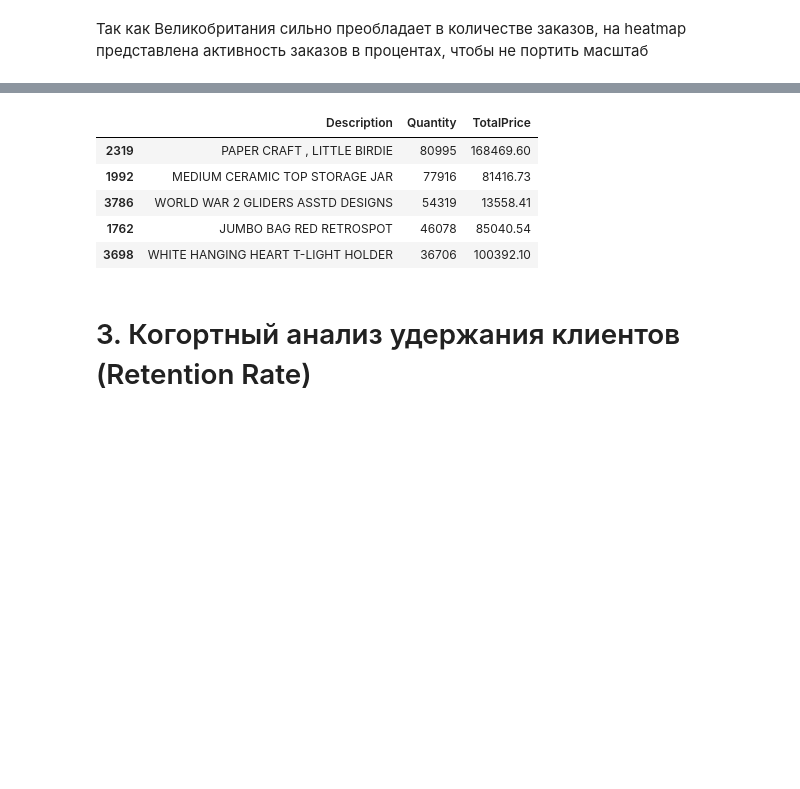
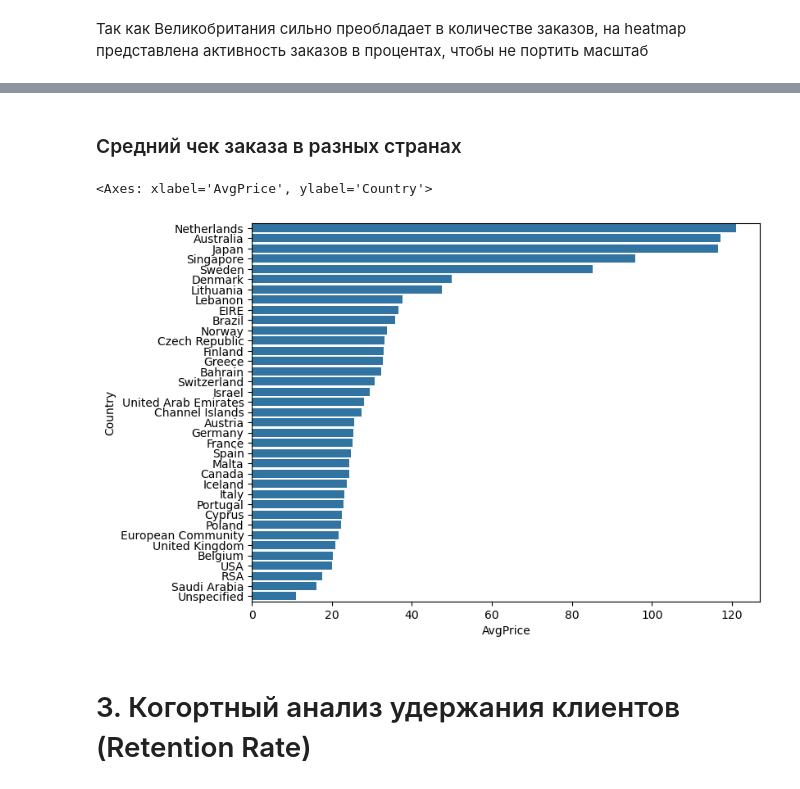
Before and after one commit to yaroslavvv-fino/project-eda-online-retail, a Jupyter notebook: ProjectOnlineRetail.ipynb, the cells around one changed output, grey strips where cells are left out. Saved outputs shown, nothing was run; the diff lists cells and outputs as text; code cells hidden in the pictures; blank space fills up the shorter version.

```diff
--- a/ProjectOnlineRetail.ipynb
+++ b/ProjectOnlineRetail.ipynb
@@ -310,12 +308,13 @@ plt.show()
-# %%
-top_products.sort_values('Quantity', ascending=False).head()
-# %% [output]
-|  | Description | Quantity | TotalPrice |
-| 2319 | PAPER CRAFT , LITTLE BIRDIE | 80995 | 168469.60 |
-| 1992 | MEDIUM CERAMIC TOP STORAGE JAR | 77916 | 81416.73 |
-| 3786 | WORLD WAR 2 GLIDERS ASSTD DESIGNS | 54319 | 13558.41 |
-| 1762 | JUMBO BAG RED RETROSPOT | 46078 | 85040.54 |
-| 3698 | WHITE HANGING HEART T-LIGHT HOLDER | 36706 | 100392.10 |
+# %% [markdown]
+### Средний чек заказа в разных странах
+# %%
+plt.figure(figsize=(8, 6))
+country_avg_price = df.groupby('Country')['TotalPrice'].mean().sort_values(ascending=False).reset_index()
+country_avg_price.columns = ['Country', 'AvgPrice']
+sns.barplot(data=country_avg_price, x='AvgPrice', y='Country', orient='h')
+# %% [output]
+<Axes: xlabel='AvgPrice', ylabel='Country'>
+[figure, added]
 # %% [markdown]
 # 3. Когортный анализ удержания клиентов (Retention Rate)
 # %% [markdown]
```
Also changed, not shown: parts of 5 cells of this notebook.
